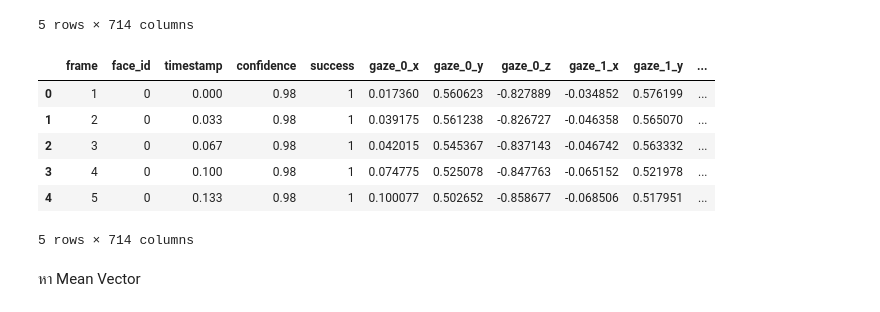
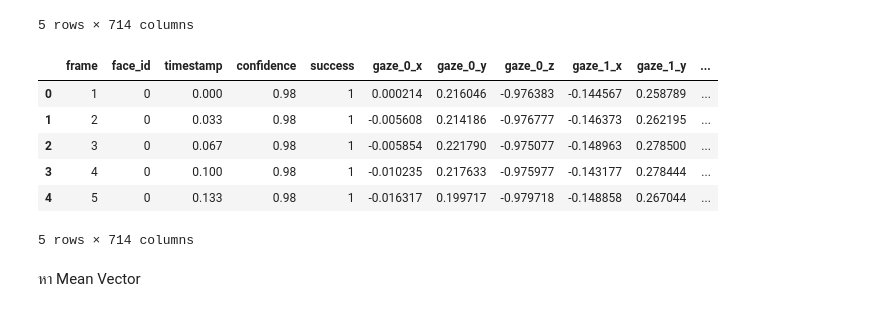
Before and after one commit to sitthatkaja/ThesisM.Sc., a Jupyter notebook: New_method_Mean_Vector_V2.ipynb, the cells around one changed output. Drawn from its saved outputs; the diff is of its cells as text; code cells hidden in the pictures.

```diff
--- a/New_method_Mean_Vector_V2.ipynb
+++ b/New_method_Mean_Vector_V2.ipynb
@@ -166,14 +166,14 @@ df2.head()
 | 4 | 5 | 0 | 0.133 | 0.98 | 1 | 0.076062 | 0.388209 | -0.918427 | -0.084453 | 0.394755 | ... |
 5 rows × 714 columns
 # %%
-df54.head()
+df60.head()
 # %% [output]
 |  | frame | face_id | timestamp | confidence | success | gaze_0_x | gaze_0_y | gaze_0_z | gaze_1_x | gaze_1_y | ... |
-| 0 | 1 | 0 | 0.000 | 0.98 | 1 | 0.017360 | 0.560623 | -0.827889 | -0.034852 | 0.576199 | ... |
-| 1 | 2 | 0 | 0.033 | 0.98 | 1 | 0.039175 | 0.561238 | -0.826727 | -0.046358 | 0.565070 | ... |
-| 2 | 3 | 0 | 0.067 | 0.98 | 1 | 0.042015 | 0.545367 | -0.837143 | -0.046742 | 0.563332 | ... |
-| 3 | 4 | 0 | 0.100 | 0.98 | 1 | 0.074775 | 0.525078 | -0.847763 | -0.065152 | 0.521978 | ... |
-| 4 | 5 | 0 | 0.133 | 0.98 | 1 | 0.100077 | 0.502652 | -0.858677 | -0.068506 | 0.517951 | ... |
+| 0 | 1 | 0 | 0.000 | 0.98 | 1 | 0.000214 | 0.216046 | -0.976383 | -0.144567 | 0.258789 | ... |
+| 1 | 2 | 0 | 0.033 | 0.98 | 1 | -0.005608 | 0.214186 | -0.976777 | -0.146373 | 0.262195 | ... |
+| 2 | 3 | 0 | 0.067 | 0.98 | 1 | -0.005854 | 0.221790 | -0.975077 | -0.148963 | 0.278500 | ... |
+| 3 | 4 | 0 | 0.100 | 0.98 | 1 | -0.010235 | 0.217633 | -0.975977 | -0.143177 | 0.278444 | ... |
+| 4 | 5 | 0 | 0.133 | 0.98 | 1 | -0.016317 | 0.199717 | -0.979718 | -0.148858 | 0.267044 | ... |
 5 rows × 714 columns
 # %%
 dfss = [df1, df2, df3, df4, df5, df6, df7, df8, df9, df10,
```
Also changed, not shown: parts of 15 cells of this notebook.
